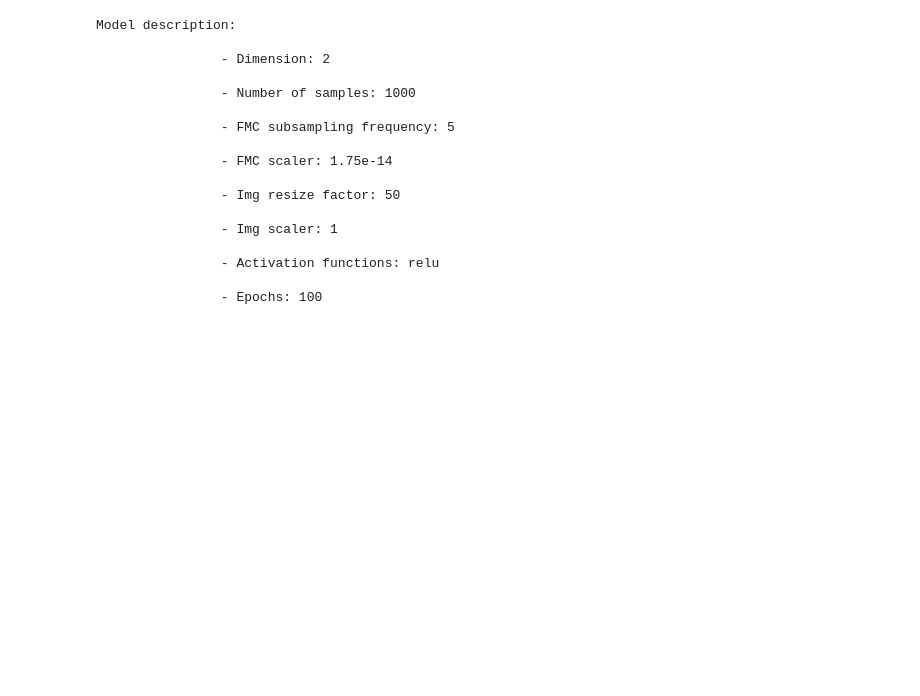
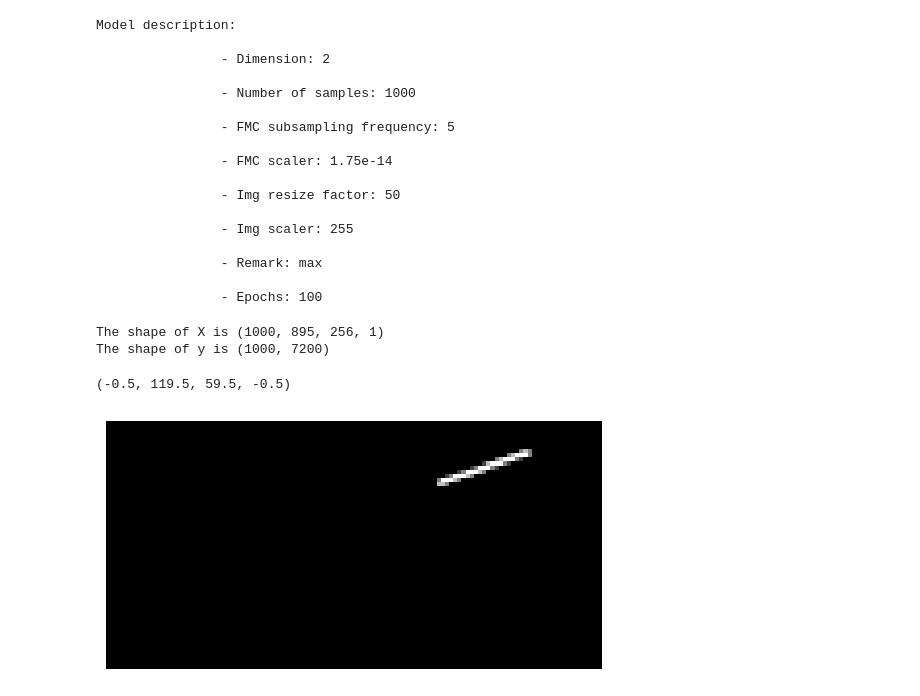
Before and after one commit to MC-Kangan/FYP_Ultrasound_Imaging_ML, a Jupyter notebook: Model_tester.ipynb, the cells around one changed output. Drawn from its saved outputs; the diff is of its cells as text; code cells hidden in the pictures; blank space fills up the shorter version.

```diff
--- a/Model_tester.ipynb
+++ b/Model_tester.ipynb
@@ -21,14 +19,19 @@ from utility_function import model_namer_description
 # filename = '3d_cnn3.h5'
 # img_resize_factor = 100
 
-# filename = '3dcnn4_100_5_1.75e-14_100_1_relu_50.h5'
-# filename = '3dcnn5_100_5_1.75e-14_50_1_relu_50.h5'
-# filename = '3dcnn6_1000_5_1.75e-14_40_1_tanh_1.h5'
-filename = 'cnn2d_1000_5_1.75e-14_50_1_relu_100.h5'
+# filename = 'cnn3d_100_5_1.75e-14_100_1_relu_50.h5'
+# filename = 'cnn3d_100_5_1.75e-14_50_1_relu_50.h5'
+# filename = 'cnn3d_1000_5_1.75e-14_40_1_tanh_1.h5'
+# filename = 'cnn2d_1000_5_1.75e-14_50_1_relu_100.h5'
+# filename = 'cnn2d_1000_5_1.75e-14_100_1_tanhmax_100.h5'
+# filename = 'cnn3d_2000_5_1.75e-14_50_1_relu-dense_1.pkl'
+# filename = 'cnn2d_1000_5_1.75e-14_50_255_max_100.pkl'
+filename = 'cnn2d_1000_5_1.75e-14_50_255_max_100.pkl'
+
 info = model_namer_description(filename)
 img_resize_factor = int(info['img_resize'])
 
-model = load_model(filename, compile=False)
+model = load_ml_model(filename)
 # %% [output]
 Model description:
 
@@ -42,14 +45,30 @@ Model description:
 
                 - Img resize factor: 50
 
-                - Img scaler: 1
+                - Img scaler: 255
 
-                - Activation functions: relu
+                - Remark: max
 
                 - Epochs: 100
 # %%
-pickle_in_x = open("data_subsampled_no_backwall_200_X.pickle", "rb")
-pickle_in_y = open("data_subsampled_no_backwall_200_y.pickle", "rb")
-X = pickle.load(pickle_in_x)
-y = pickle.load(pickle_in_y)
+x_dimension = 2
+img_resize_factor = 50
+img_scaler = 255
+epochs = 100
+
+X, y = load_training_data(num_sample=1000,
+                          x_dimension=x_dimension,
+                          img_resize_factor=img_resize_factor,
+                          img_scaler = img_scaler)
+# %% [output]
+The shape of X is (1000, 895, 256, 1)
+The shape of y is (1000, 7200)
+# %%
+true_img = y[999].reshape(int(120*img_resize_factor/100), int(240*img_resize_factor/100))
+fig, ax = plt.subplots()
+ax.imshow(true_img, cmap ='gray')
+plt.axis('off')
+# %% [output]
+(-0.5, 119.5, 59.5, -0.5)
+[figure, added]
 # %%
```
Also changed, not shown: parts of 3 cells of this notebook, 9 other files.
